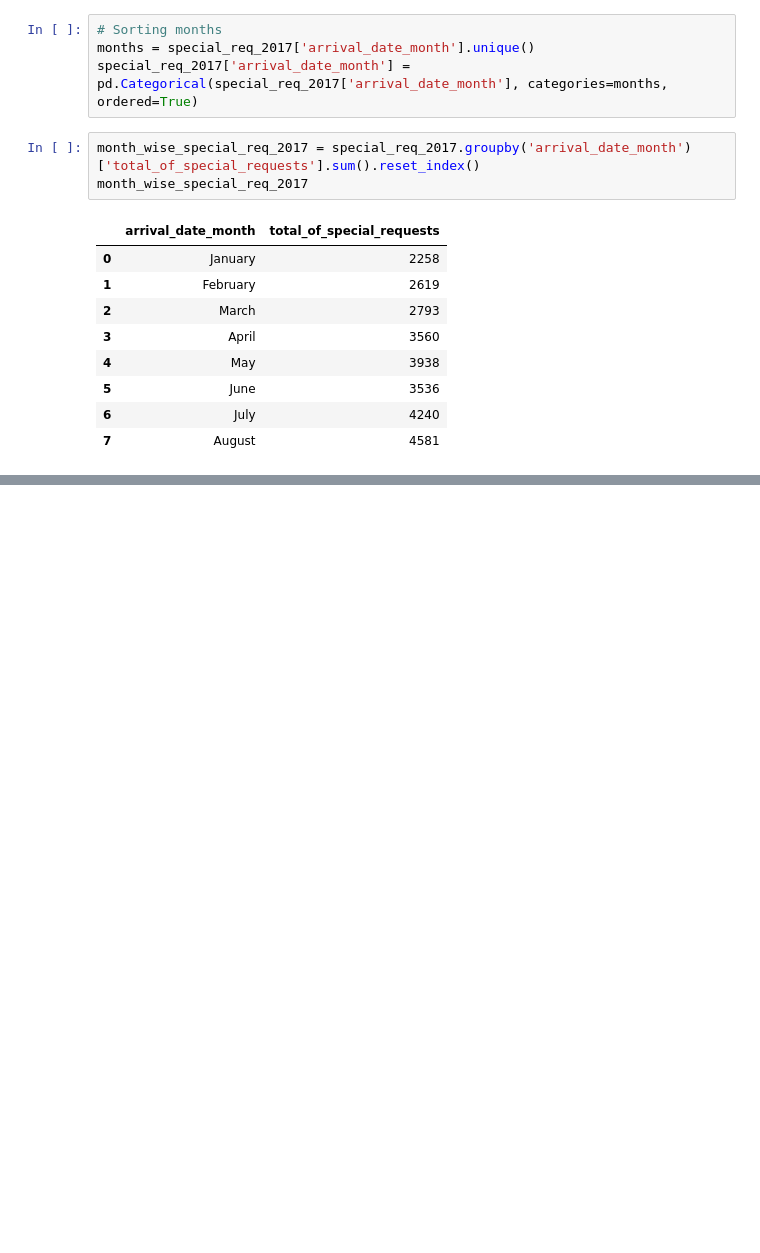
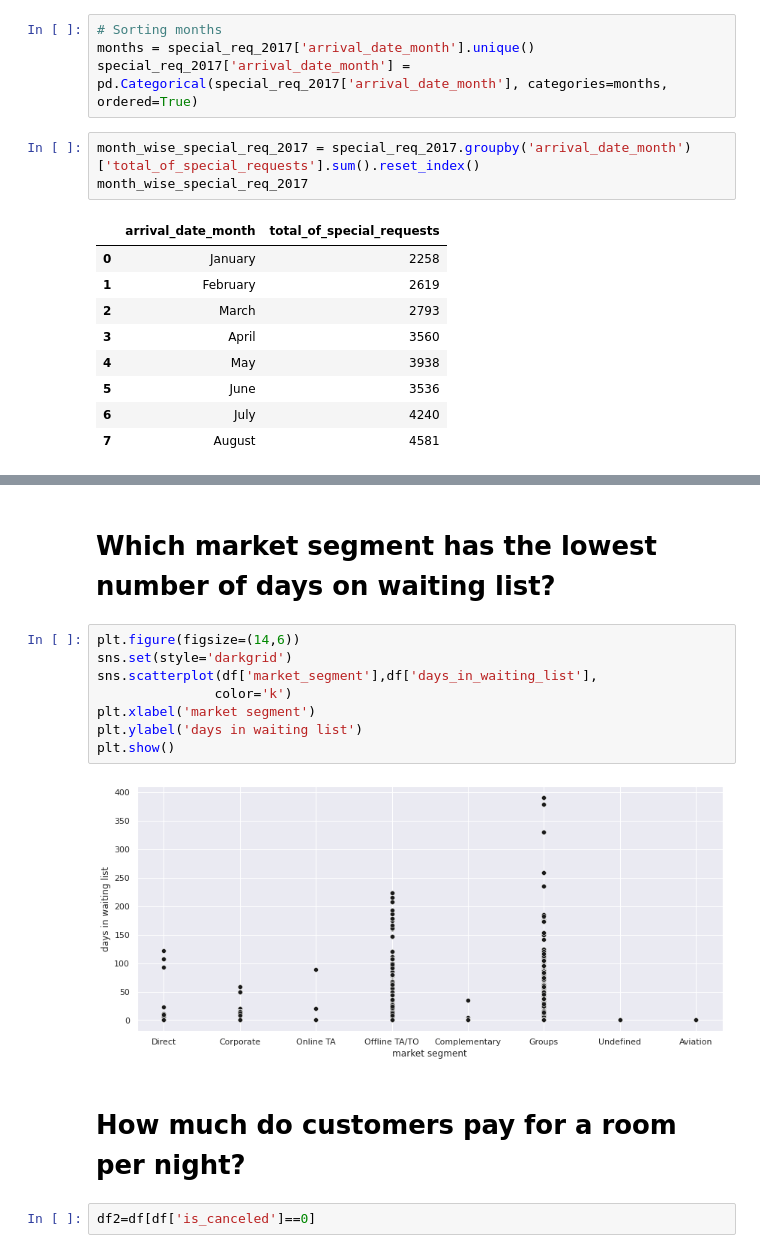
Before and after one commit to rahool010/Hotel-Booking-Analysis, a Jupyter notebook: Hotel_Booking_Analysis_Capstone_Project.ipynb, the cells around one changed output, grey strips where cells are left out. Saved outputs shown, nothing was run; the diff lists cells and outputs as text; blank space fills up the shorter version.

```diff
--- a/Hotel_Booking_Analysis_Capstone_Project.ipynb
+++ b/Hotel_Booking_Analysis_Capstone_Project.ipynb
@@ -936,0 +502,16 @@ plt.show()
+# %% [markdown]
+# Which market segment has the lowest number of days on waiting list?
+# %%
+plt.figure(figsize=(14,6))
+sns.set(style='darkgrid')
+sns.scatterplot(df['market_segment'],df['days_in_waiting_list'],
+               color='k')
+plt.xlabel('market segment')
+plt.ylabel('days in waiting list')
+plt.show()
+# %% [output]
+[figure, added]
+# %% [markdown]
+# How much do customers pay for a room per night?
+# %%
+df2=df[df['is_canceled']==0]
```
Also changed, not shown: parts of 88 cells of this notebook.
